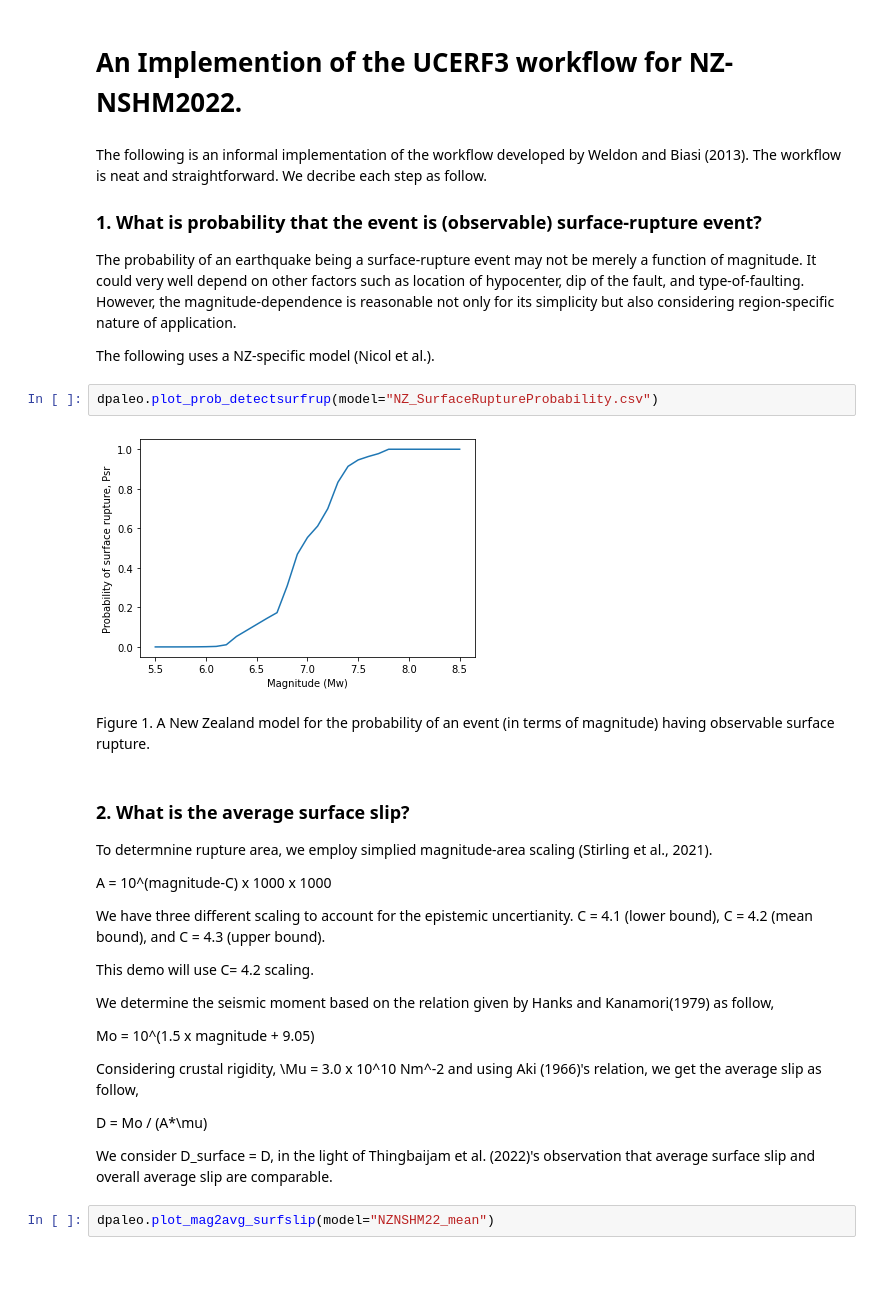
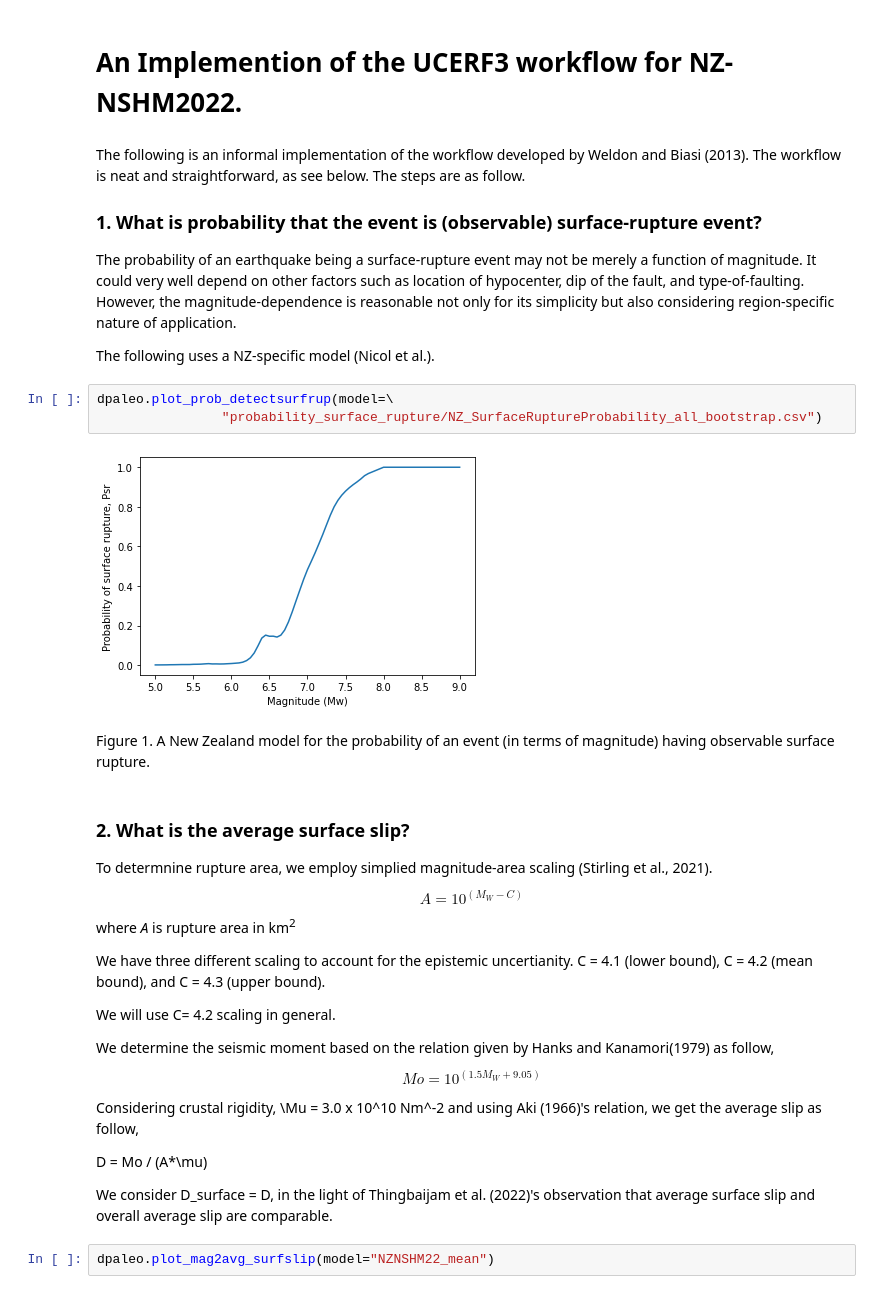
Before and after one commit to thingbaijam/detectpaleo, a Jupyter notebook: workflow_NZNSHM2022_Demo.ipynb, the cells around one changed output. Saved outputs shown, nothing was run; the diff lists cells and outputs as text; blank space fills up the shorter version.

```diff
--- a/workflow_NZNSHM2022_Demo.ipynb
+++ b/workflow_NZNSHM2022_Demo.ipynb
@@ -5,7 +5,7 @@ import numpy as np
 # %% [markdown]
 # An Implemention of the UCERF3 workflow for NZ-NSHM2022.
 # %% [markdown]
-The following is an informal implementation of the workflow developed by Weldon and Biasi (2013). The workflow is neat and straightforward. We decribe each step as follow.
+The following is an informal implementation of the workflow developed by Weldon and Biasi (2013). The workflow is neat and straightforward, as see below. The steps are as follow.
 
 
 ###  1. What is probability that the event is (observable) surface-rupture event?
@@ -13,7 +13,8 @@ The probability of an earthquake being a surface-rupture event may not be merely
 
 The following uses a NZ-specific model (Nicol et al.).
 # %%
-dpaleo.plot_prob_detectsurfrup(model="NZ_SurfaceRuptureProbability.csv")
+dpaleo.plot_prob_detectsurfrup(model=\
+                "probability_surface_rupture/NZ_SurfaceRuptureProbability_all_bootstrap.csv")
 # %% [output]
-[figure, old version]
+[figure, new version]
 # %% [markdown]
@@ -23,18 +24,20 @@ Figure 1. A New Zealand model for the probability of an event (in terms of magni
 
 To determnine rupture area, we employ simplied magnitude-area scaling (Stirling et al., 2021).
 
-A = 10^(magnitude-C) x 1000 x 1000
+$$ A = 10^{(M_W-C)} $$
+
+where <i>A</i> is rupture area in km<sup>2</sup>
 
 We have three different scaling to account for the epistemic uncertianity.
   C = 4.1 (lower bound),
   C = 4.2 (mean bound), and
   C = 4.3 (upper bound).
 
-This demo will use C= 4.2 scaling.
+We will use C= 4.2 scaling in general.
 
 We determine the seismic moment based on the relation given by Hanks and Kanamori(1979) as follow,
 
-Mo =  10^(1.5 x magnitude + 9.05)
+$$ Mo =  10^{(1.5 M_W + 9.05)} $$
 
 Considering crustal rigidity, \Mu = 3.0 x 10^10 Nm^-2 and using Aki (1966)'s relation, we get the average slip as follow,
 
```
Also changed, not shown: parts of 5 cells of this notebook, 13 other files.
